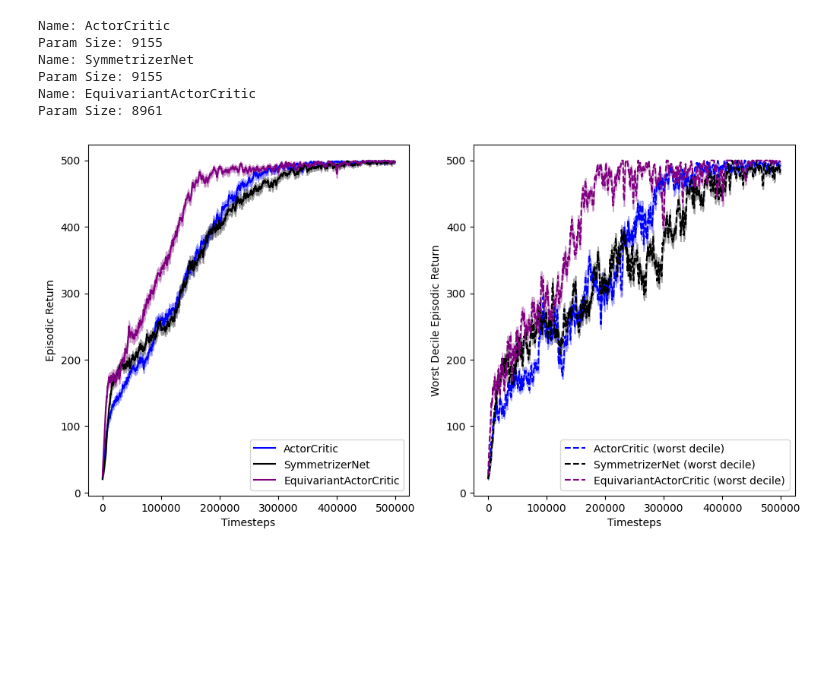
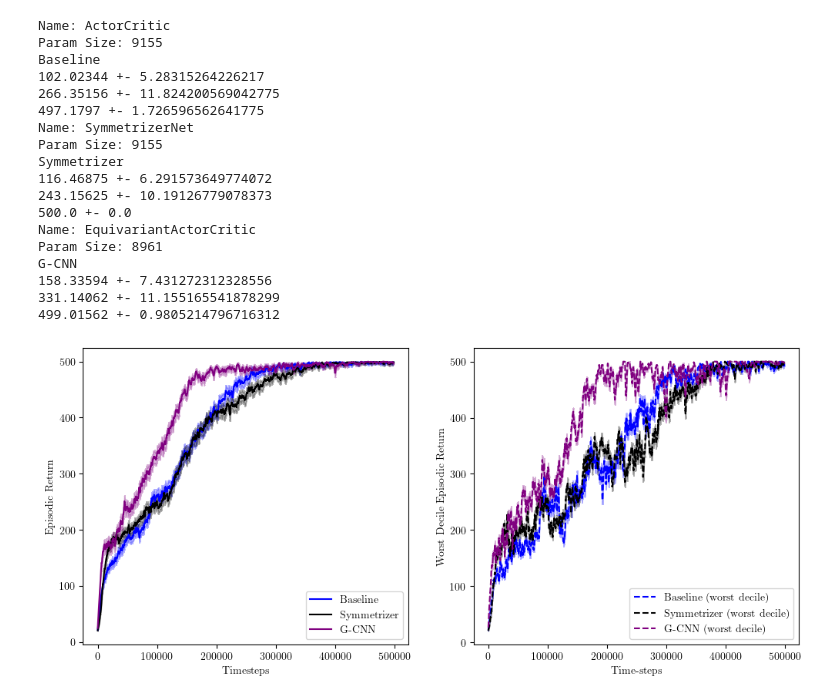
Before and after one commit to seancraven/mono_ms, a Jupyter notebook: base_rl/mf_plotting_cp.ipynb, the cells around one changed output. Drawn from its saved outputs; the diff is of its cells as text; code cells hidden in the pictures; blank space fills up the shorter version.

```diff
--- a/base_rl/mf_plotting_cp.ipynb
+++ b/base_rl/mf_plotting_cp.ipynb
@@ -6,6 +6,8 @@ import numpy as np
 from base_rl.models import ACSequential, ActorCritic, EquivariantActorCritic
 from base_rl.higher_order import make_train, CONFIG
 from symmetrizer.symmetrizer import  C2PermGroup, ac_symmmetrizer_factory
+import matplotlib
+matplotlib.rcParams.update( {"text.usetex": True, "font.family": "serif",})
 # %%
 num_seeds = 128
 key = jax.random.PRNGKey(42)
@@ -47,18 +48,19 @@ SymmetrizerNet
 # %%
-
+names= [ "Baseline", "Symmetrizer", "G-CNN"]
 def moving_average(x, w=1000):
     return np.convolve(x, np.ones(w), "valid") / w
 
 
-fig, ax = plt.subplots(1, 2, figsize=(12, 6))
+fig, ax = plt.subplots(1, 2, figsize=(12, 5))
 colors = ["blue", "black", "purple", "red", "green"]
-for c, init_fn in zip(
+for c, init_fn, name  in zip(
     colors,
     [
         ActorCritic,
         SymmetrizerNet,
         EquivariantActorCritic,
     ],
+    names
 ):
     model = init_fn(2)
     if init_fn in [SymmetrizerNet]:
@@ -69,13 +71,22 @@ for c, init_fn in zip(
     # print("Param Count:", jax.tree_util.tree_map(lambda x: x.shape, params))
     print("Param Size:", sum(x.size for x in jax.tree_util.tree_leaves(params)))
     episodic_returns = np.load(f"{init_fn.__name__}.npy")
-    returns_std = moving_average(episodic_returns.std(axis=0)) / np.sqrt(256)
+    returns_std = moving_average(episodic_returns.std(axis=0)) / np.sqrt(num_seeds)
     returns_mean = moving_average(episodic_returns.mean(axis=0))
     returns_upper = returns_mean + returns_std
     returns_lower = returns_mean - returns_std
     x = np.arange(len(returns_mean))
 
-    ax[0].plot(x, returns_mean, label=f"{init_fn.__name__}", color=c)
+    print(name)
+    print(episodic_returns.mean(axis=0)[10_000],"+-", episodic_returns.std(axis=0)[10_000]/np.sqrt(num_seeds))
+    print(episodic_returns.mean(axis=0)[100_000],"+-", episodic_returns.std(axis=0)[100_000]/np.sqrt(num_seeds))
+    print(episodic_returns.mean(axis=0)[-1],"+-", episodic_returns.std(axis=0)[-1]/np.sqrt(num_seeds))
+
+
+
+
+
+    ax[0].plot(x, returns_mean, label=f"{name}", color=c)
     ax[0].fill_between(x, returns_lower, returns_upper, alpha=0.3, color=c)
     ax[0].set_xlabel("Timesteps")
     ax[0].set_ylabel("Episodic Return")
@@ -86,34 +97,46 @@ for c, init_fn in zip(
     worst_std = episodic_returns[cumulative_returns < worst_decile].std(
         axis=0
     ) / np.sqrt(256)
     worst_upper = worst_mean + worst_std
     worst_lower = worst_mean - worst_std
     ax[1].plot(
         x,
         moving_average(worst_mean),
-        label=f"{init_fn.__name__} (worst decile)",
+        label=f"{name} (worst decile)",
         linestyle="--",
         color=c,
     )
     ax[1].fill_between(
         x,
         moving_average(worst_lower),
         moving_average(worst_upper),
         alpha=0.3,
         color=c,
     )
-    ax[1].set_xlabel("Timesteps")
+    ax[1].set_xlabel("Time-steps")
     ax[1].set_ylabel("Worst Decile Episodic Return")
 
 ax[0].legend()
 ax[1].legend()
 plt.show()
-fig.savefig("plots.png")
+fig.savefig("../msc_thesis/Figures/cart_pole_returns.png", dpi=300)
 # %% [output]
 Name: ActorCritic
 Param Size: 9155
+Baseline
+102.02344 +- 5.28315264226217
+266.35156 +- 11.824200569042775
+497.1797 +- 1.726596562641775
 Name: SymmetrizerNet
 Param Size: 9155
+Symmetrizer
+116.46875 +- 6.291573649774072
+243.15625 +- 10.19126779078373
+500.0 +- 0.0
 Name: EquivariantActorCritic
 Param Size: 8961
+G-CNN
+158.33594 +- 7.431272312328556
+331.14062 +- 11.155165541878299
+499.01562 +- 0.9805214796716312
-[figure, old version]
+[figure, new version]
```
Also changed, not shown: parts of 1 cell of this notebook, 1 other file.
